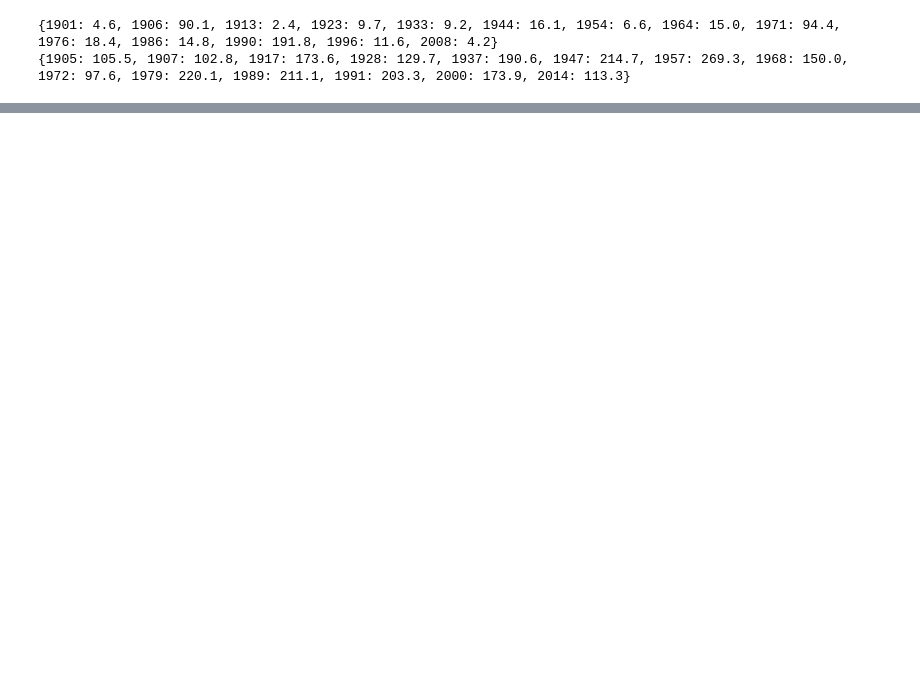
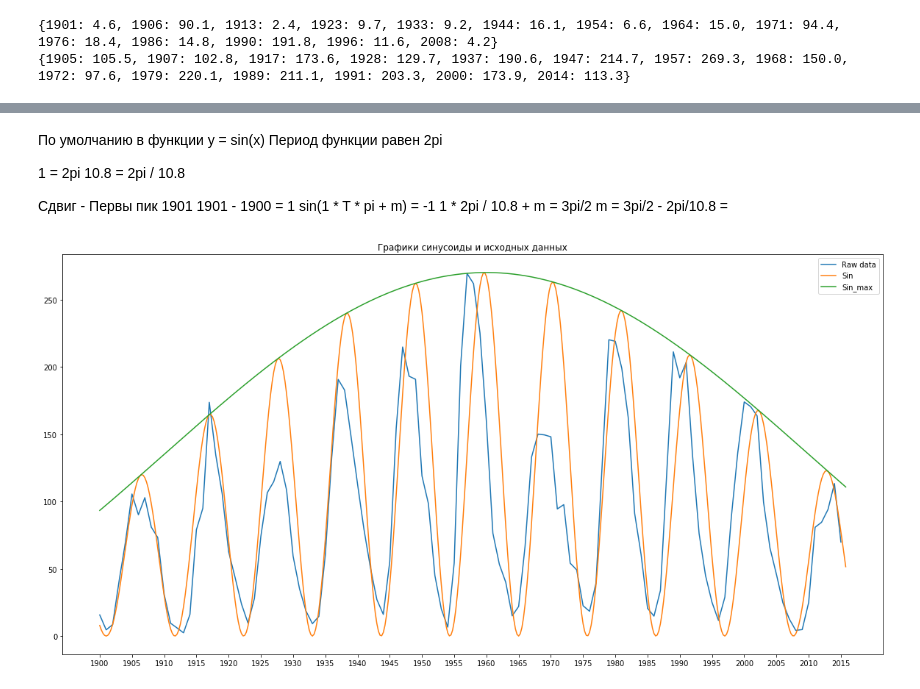
Before and after one commit to leolnid/SKM, a Jupyter notebook: SKM.ipynb, the cells around one changed output, grey strips where cells are left out. Cells and saved outputs as stored; diff of their text form; code cells hidden in the pictures; blank space fills up the shorter version.

```diff
--- a/SKM.ipynb
+++ b/SKM.ipynb
@@ -170,0 +168,38 @@ print(np.average(maxs_value_sub))
+# %% [markdown]
+По умолчанию в функции y = sin(x)
+Период функции равен 2pi
+
+1 = 2pi
+10.8 = 2pi / 10.8
+
+Сдвиг -
+Первы пик 1901
+1901 - 1900 = 1
+sin(1 * T * pi + m) = -1
+1 * 2pi / 10.8 + m = 3pi/2
+m = 3pi/2 - 2pi/10.8 =
+# %%
+step = 4
+years = np.arange(1900, 2016, 1 / step)
+
+
+sin_max_value = np.sin(years * 0.03 + np.pi * 1.8) * 130 + 130
+T = 2 / min_mean
+M = 1.5 - T
+
+
+sin_max_value = np.sin((years - 1900) * np.pi * 0.01 + np.pi * 1.9) * 135 + 135
+sin_value =     np.sin((years - 1900) * np.pi * T + np.pi * M) * sin_max_value / 2 + sin_max_value / 2
+
+
+plt.figure(figsize=(20,10))
+plt.plot(years[0:step * (2015 - 1900) + 1:step], values, label='Raw data')
+plt.plot(years, sin_value, label='Sin')
+plt.plot(years, sin_max_value, label='Sin_max')
+plt.xticks(years[::20])
+
+plt.legend()
+plt.title("Графики синусоиды и исходных данных")
+pass
+# %% [output]
+[figure, added]
```
Also changed, not shown: parts of 11 cells of this notebook.
